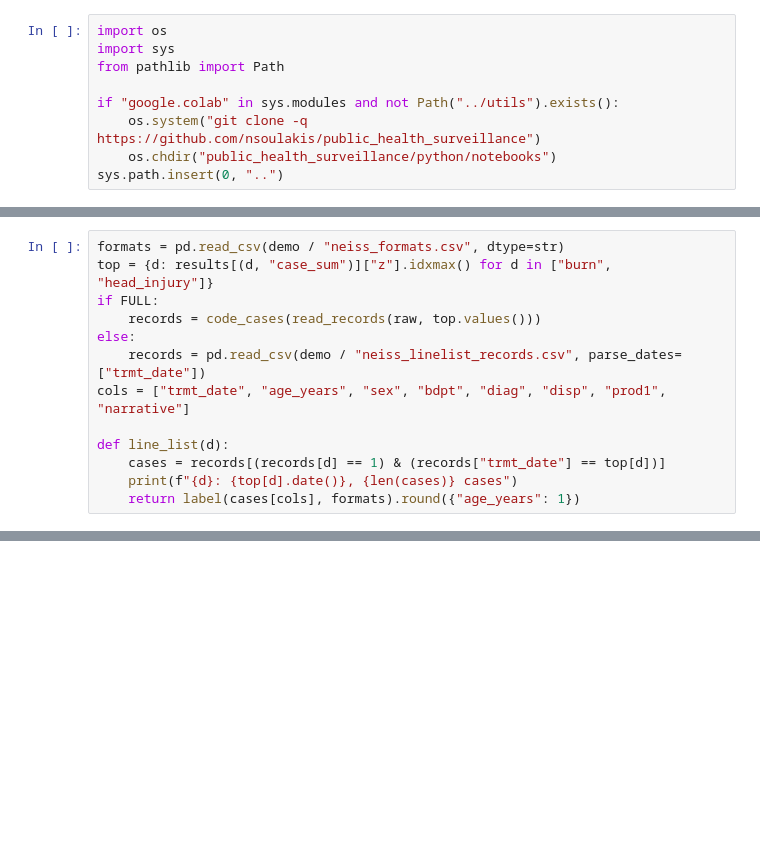
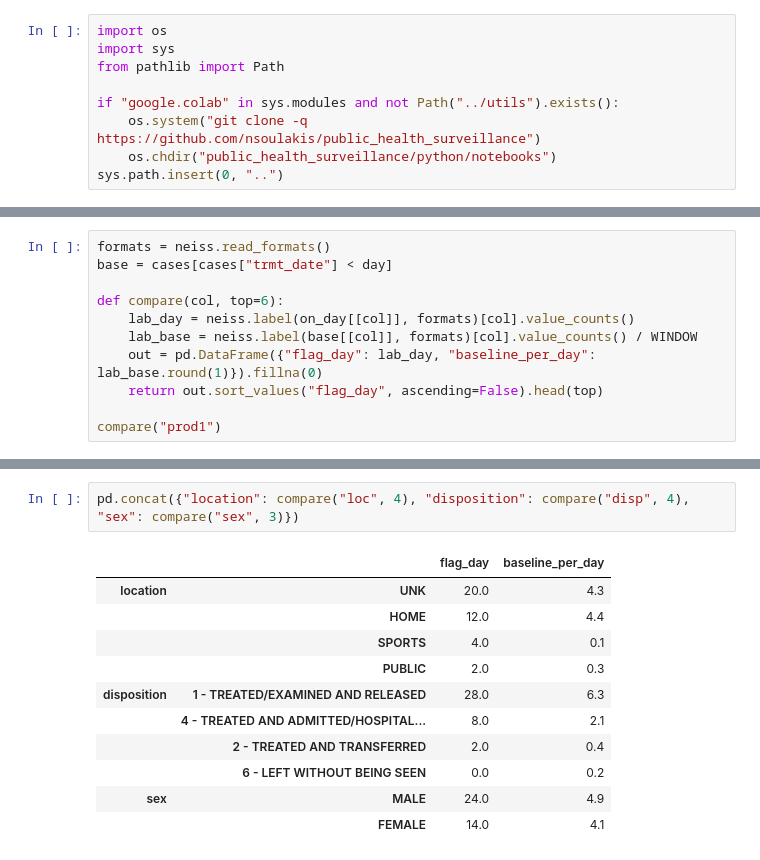
Before and after one commit to nsoulakis/public_health_surveillance, a Jupyter notebook: python/notebooks/02_signals.ipynb, the cells around one changed output, grey strips where cells are left out. Drawn from its saved outputs; the diff is of its cells as text; blank space fills up the shorter version.

```diff
--- a/python/notebooks/02_signals.ipynb
+++ b/python/notebooks/02_signals.ipynb
@@ -80,13 +131,0 @@ A flag is only a question. The line list puts the day's cases in front of the an
-# %%
-formats = pd.read_csv(demo / "neiss_formats.csv", dtype=str)
-top = {d: results[(d, "case_sum")]["z"].idxmax() for d in ["burn", "head_injury"]}
-if FULL:
-    records = code_cases(read_records(raw, top.values()))
-else:
-    records = pd.read_csv(demo / "neiss_linelist_records.csv", parse_dates=["trmt_date"])
-cols = ["trmt_date", "age_years", "sex", "bdpt", "diag", "disp", "prod1", "narrative"]
-
-def line_list(d):
-    cases = records[(records[d] == 1) & (records["trmt_date"] == top[d])]
-    print(f"{d}: {top[d].date()}, {len(cases)} cases")
-    return label(cases[cols], formats).round({"age_years": 1})
@@ -162,0 +154,11 @@ The same baseline-and-residual method runs on any daily count: emergency departm
+# %%
+formats = neiss.read_formats()
+base = cases[cases["trmt_date"] < day]
+
+def compare(col, top=6):
+    lab_day = neiss.label(on_day[[col]], formats)[col].value_counts()
+    lab_base = neiss.label(base[[col]], formats)[col].value_counts() / WINDOW
+    out = pd.DataFrame({"flag_day": lab_day, "baseline_per_day": lab_base.round(1)}).fillna(0)
+    return out.sort_values("flag_day", ascending=False).head(top)
+
+compare("prod1")
@@ -162,0 +174,14 @@ The same baseline-and-residual method runs on any daily count: emergency departm
+# %%
+pd.concat({"location": compare("loc", 4), "disposition": compare("disp", 4), "sex": compare("sex", 3)})
+# %% [output]
+|  |  | flag_day | baseline_per_day |
+| location | UNK | 20.0 | 4.3 |
+|  | HOME | 12.0 | 4.4 |
+|  | SPORTS | 4.0 | 0.1 |
+|  | PUBLIC | 2.0 | 0.3 |
+| disposition | 1 - TREATED/EXAMINED AND RELEASED | 28.0 | 6.3 |
+|  | 4 - TREATED AND ADMITTED/HOSPITAL... | 8.0 | 2.1 |
+|  | 2 - TREATED AND TRANSFERRED | 2.0 | 0.4 |
+|  | 6 - LEFT WITHOUT BEING SEEN | 0.0 | 0.2 |
+| sex | MALE | 24.0 | 4.9 |
+|  | FEMALE | 14.0 | 4.1 |
```
Also changed, not shown: parts of 31 cells of this notebook, 42 other files.
